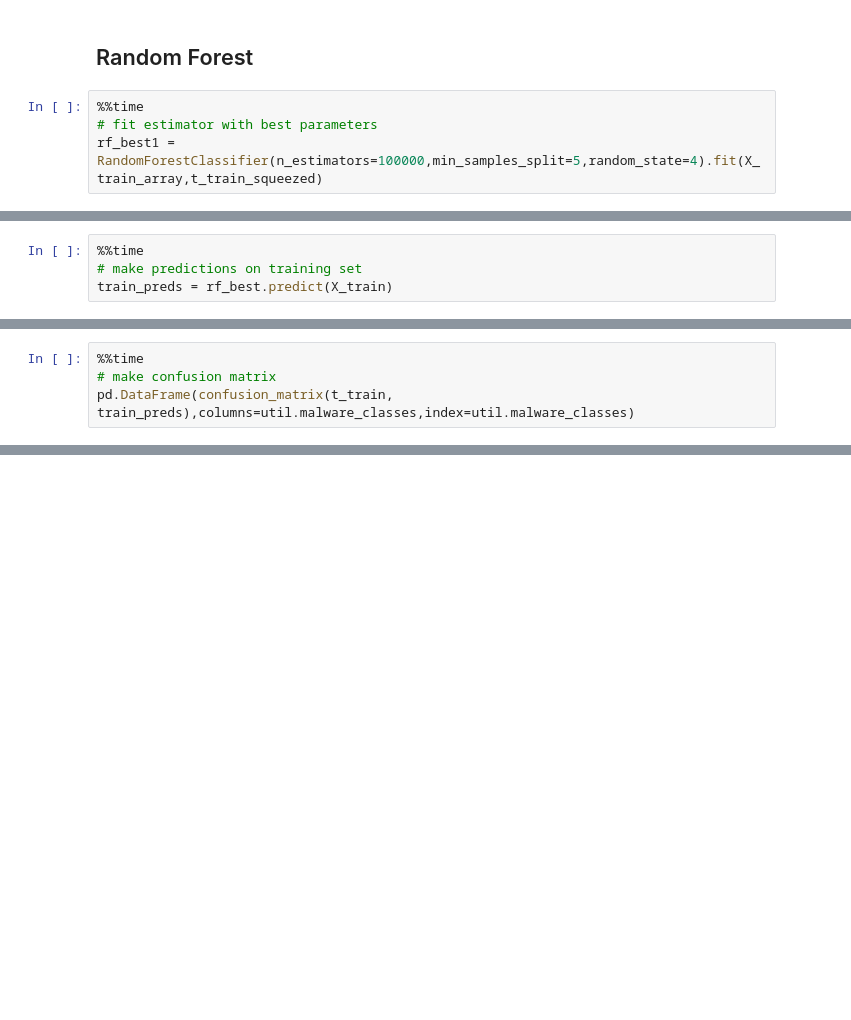
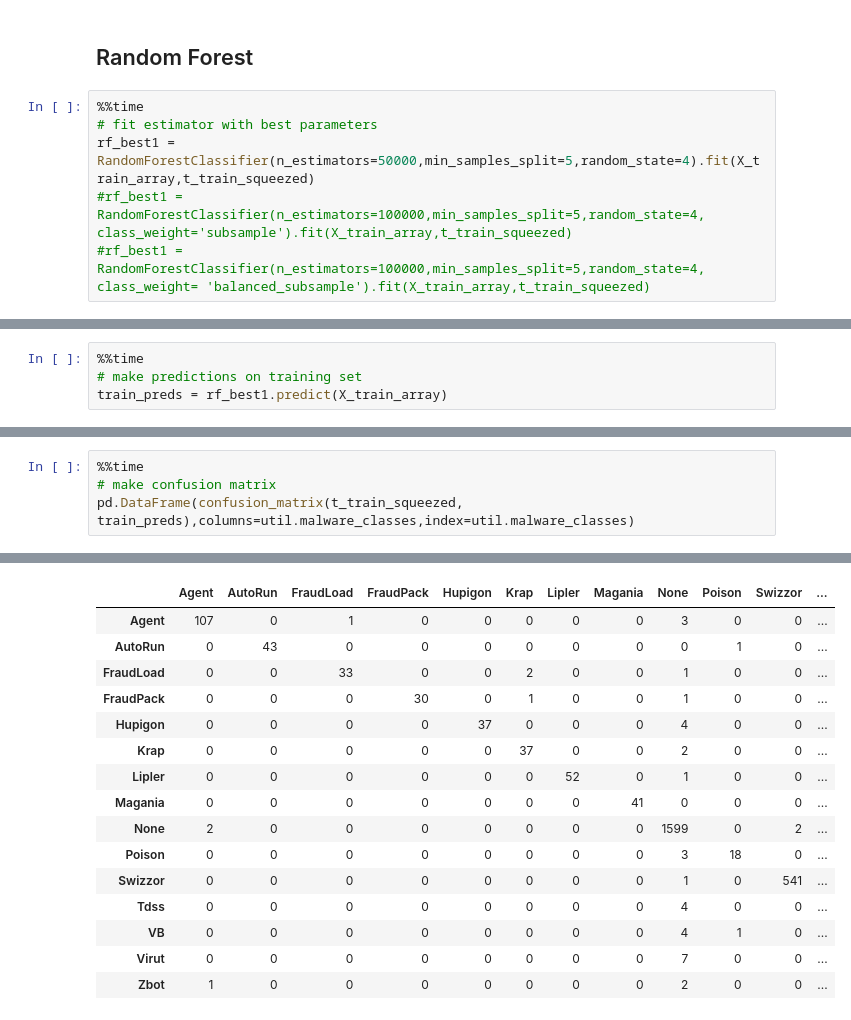
Before and after one commit to sbuschbach/CS181-practical2-SDL, a Jupyter notebook: dana_workspace.ipynb, the cells around one changed output, grey strips where cells are left out. Cells and saved outputs as stored; diff of their text form; blank space fills up the shorter version.

```diff
--- a/dana_workspace.ipynb
+++ b/dana_workspace.ipynb
@@ -548,5 +695,7 @@ pd.DataFrame(confusion_matrix(t_train, VERIFY1),columns=util.malware_classes,ind
 # %%
 %%time
 # fit estimator with best parameters
-rf_best1 = RandomForestClassifier(n_estimators=100000,min_samples_split=5,random_state=4).fit(X_train_array,t_train_squeezed)
+rf_best1 = RandomForestClassifier(n_estimators=50000,min_samples_split=5,random_state=4).fit(X_train_array,t_train_squeezed)
+#rf_best1 = RandomForestClassifier(n_estimators=100000,min_samples_split=5,random_state=4, class_weight='subsample').fit(X_train_array,t_train_squeezed)
+#rf_best1 = RandomForestClassifier(n_estimators=100000,min_samples_split=5,random_state=4, class_weight= 'balanced_subsample').fit(X_train_array,t_train_squeezed)
 # %% [output]
@@ -567,4 +727,4 @@ rf_best.score(X_train, t_train)
 # %%
 %%time
 # make predictions on training set
-train_preds = rf_best.predict(X_train)
+train_preds = rf_best1.predict(X_train_array)
@@ -571,4 +734,5 @@ train_preds = rf_best.predict(X_train)
 # %%
 %%time
 # make confusion matrix
-pd.DataFrame(confusion_matrix(t_train, train_preds),columns=util.malware_classes,index=util.malware_classes)
+pd.DataFrame(confusion_matrix(t_train_squeezed, train_preds),columns=util.malware_classes,index=util.malware_classes)
+# %% [output]
@@ -574,0 +741,16 @@ pd.DataFrame(confusion_matrix(t_train, train_preds),columns=util.malware_classes
+|  | Agent | AutoRun | FraudLoad | FraudPack | Hupigon | Krap | Lipler | Magania | None | Poison | Swizzor | ... |
+| Agent | 107 | 0 | 1 | 0 | 0 | 0 | 0 | 0 | 3 | 0 | 0 | ... |
+| AutoRun | 0 | 43 | 0 | 0 | 0 | 0 | 0 | 0 | 0 | 1 | 0 | ... |
+| FraudLoad | 0 | 0 | 33 | 0 | 0 | 2 | 0 | 0 | 1 | 0 | 0 | ... |
+| FraudPack | 0 | 0 | 0 | 30 | 0 | 1 | 0 | 0 | 1 | 0 | 0 | ... |
+| Hupigon | 0 | 0 | 0 | 0 | 37 | 0 | 0 | 0 | 4 | 0 | 0 | ... |
+| Krap | 0 | 0 | 0 | 0 | 0 | 37 | 0 | 0 | 2 | 0 | 0 | ... |
+| Lipler | 0 | 0 | 0 | 0 | 0 | 0 | 52 | 0 | 1 | 0 | 0 | ... |
+| Magania | 0 | 0 | 0 | 0 | 0 | 0 | 0 | 41 | 0 | 0 | 0 | ... |
+| None | 2 | 0 | 0 | 0 | 0 | 0 | 0 | 0 | 1599 | 0 | 2 | ... |
+| Poison | 0 | 0 | 0 | 0 | 0 | 0 | 0 | 0 | 3 | 18 | 0 | ... |
+| Swizzor | 0 | 0 | 0 | 0 | 0 | 0 | 0 | 0 | 1 | 0 | 541 | ... |
+| Tdss | 0 | 0 | 0 | 0 | 0 | 0 | 0 | 0 | 4 | 0 | 0 | ... |
+| VB | 0 | 0 | 0 | 0 | 0 | 0 | 0 | 0 | 4 | 1 | 0 | ... |
+| Virut | 0 | 0 | 0 | 0 | 0 | 0 | 0 | 0 | 7 | 0 | 0 | ... |
+| Zbot | 1 | 0 | 0 | 0 | 0 | 0 | 0 | 0 | 2 | 0 | 0 | ... |
```
Also changed, not shown: parts of 20 cells of this notebook.
